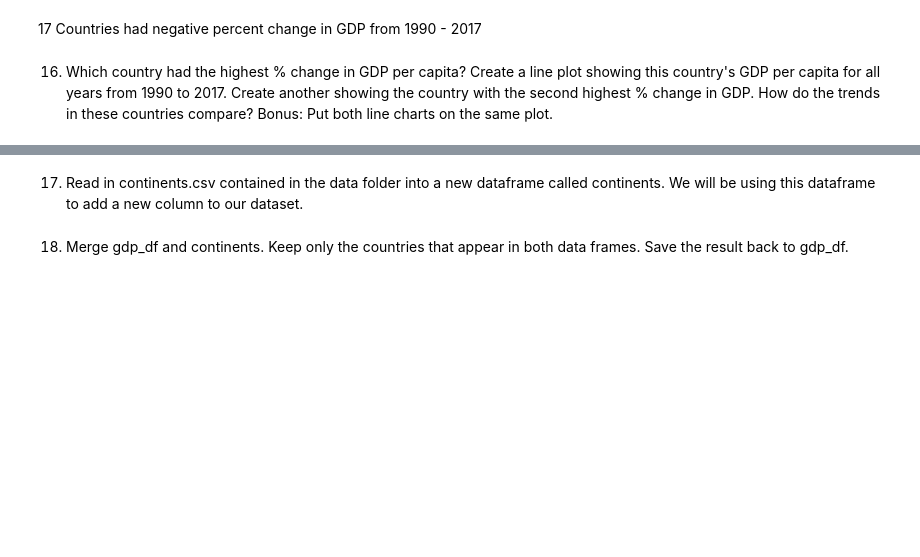
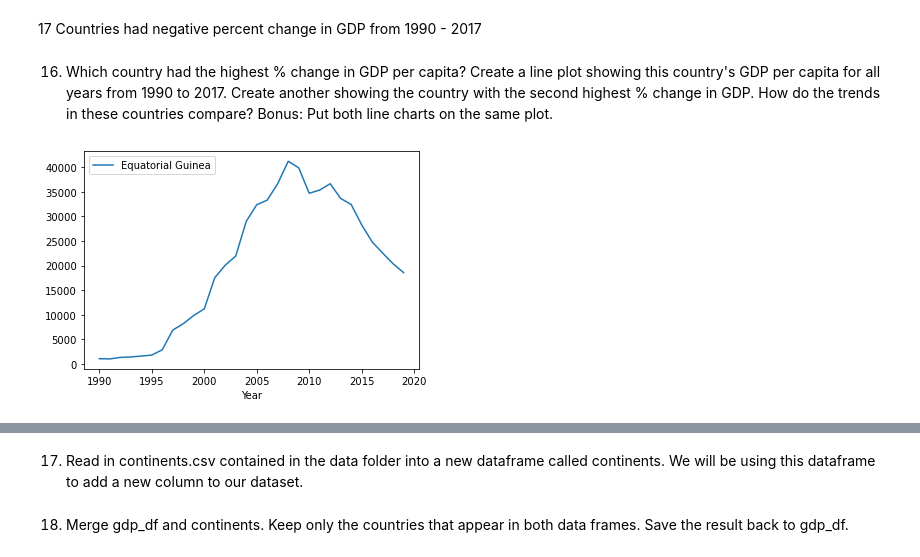
Before and after one commit to nss-data-science-cohort-6/un_data_question-jeffreyreeve, a Jupyter notebook: notebooks/UN_Data_Exploration.ipynb, the cells around one changed output, grey strips where cells are left out. Saved outputs shown, nothing was run; the diff lists cells and outputs as text; code cells hidden in the pictures; blank space fills up the shorter version.

```diff
--- a/notebooks/UN_Data_Exploration.ipynb
+++ b/notebooks/UN_Data_Exploration.ipynb
@@ -241,0 +254,7 @@ gdp_pivoted.nlargest(1, 'Percent_Change')
+# %%
+top_pc = gdp_pivoted.nlargest(2, 'Percent_Change').index[0]
+second_pc = gdp_pivoted.nlargest(2, 'Percent_Change').index[1]
+# %%
+gdp_df[gdp_df['Country'] == top_pc].plot(x = 'Year', y = 'GDP_Per_Capita', label = top_pc);
+# %% [output]
+[figure, added]
```
Also changed, not shown: parts of 160 cells of this notebook.
